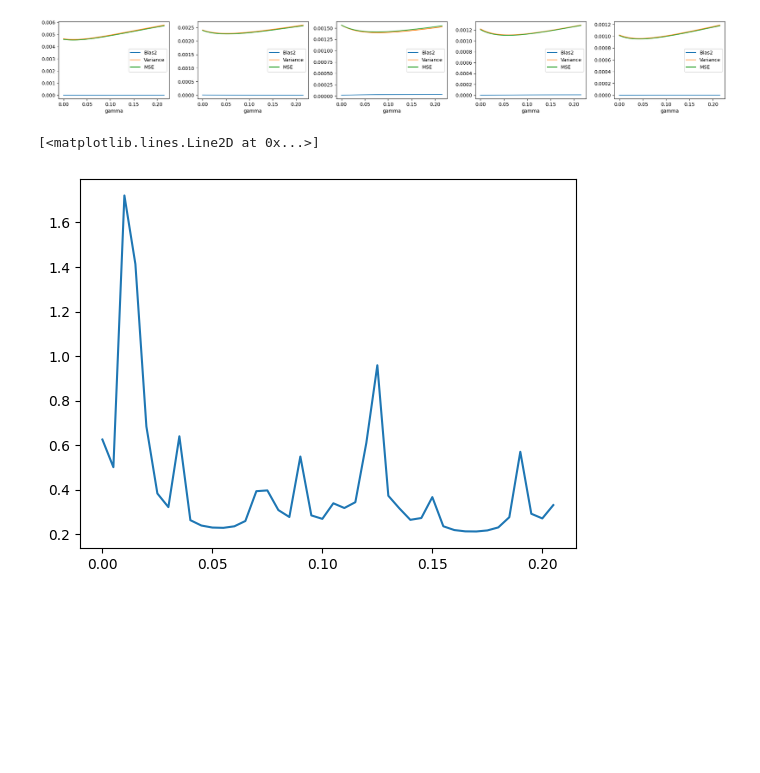
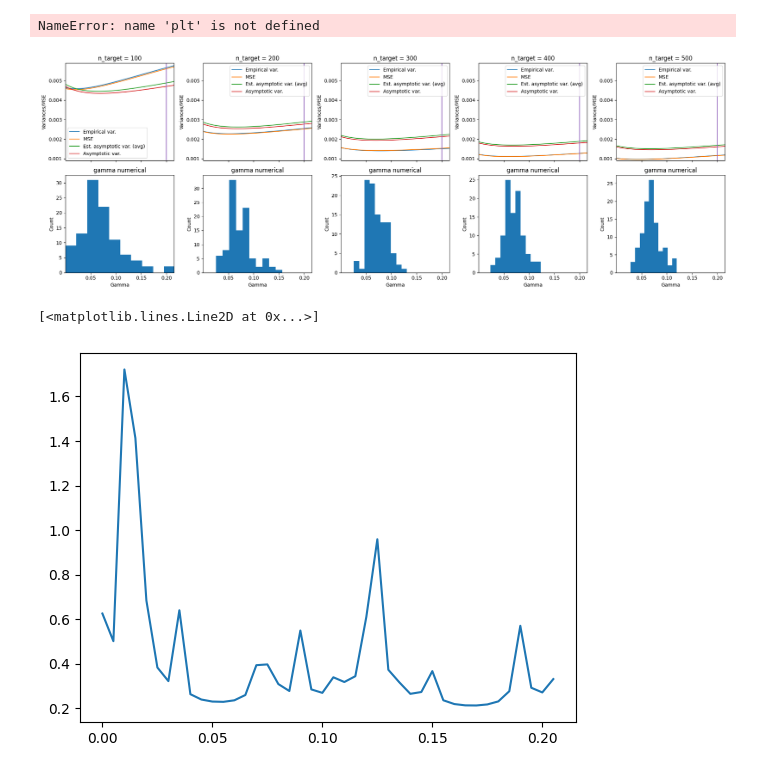
Before and after one commit to lazeckam/RHKS_label_shift, a Jupyter notebook: 10_gamma_selectionn_plots.ipynb, the cells around one changed output. Cells and saved outputs as stored; diff of their text form; code cells hidden in the pictures; blank space fills up the shorter version.

```diff
--- a/10_gamma_selectionn_plots.ipynb
+++ b/10_gamma_selectionn_plots.ipynb
@@ -111,0 +137,12 @@ plt.show()
+# %%
+i=0
+df_results_emp = df_results_emp_list[i]
+df_results = df_results_list[i]
+df = df_list[i]
+n_target = [100,200,300,400,500][i]
+
+df1 = df_results_emp[['gamma', 'pi_ipr']].groupby('gamma').aggregate(np.mean).reset_index()
+df1['bias'] = (df1['pi_ipr'] - 0.75)**2
+df = df.merge(df1, on='gamma')
+
+df
@@ -127,7 +182,7 @@ for i in range(5):
     # df_results_emp_list[i]['var_div_bias2'] = df_results_emp_list[i]['var_n']/df_results_emp_list[i]['MSE']
     # df1 = df_results_emp_list[i][['gamma', 'var_div_bias2']].groupby('gamma').aggregate(np.mean).reset_index()
     # First plot
-    axes[i].plot(df['gamma'], df['bias'], label="Bias2")
+    # axes[i].plot(df['gamma'], df['bias'], label="Bias2")
     axes[i].plot(df['gamma'], df['var_emp'], label="Variance")
     axes[i].plot(df['gamma'], df['MSE'], label="MSE")
     axes[i].legend()
@@ -137,7 +192,39 @@ for i in range(5):
 plt.tight_layout()
 plt.show()
 # %% [output]
-[figure, removed]
+NameError: name 'plt' is not defined
+# %%
+fig, axes = plt.subplots(2, 5, sharex=True, figsize=(20, 7))
+
+for i in range(5):
+    gamma_seq = np.sort(df_results_emp_list[i]['gamma'].unique().tolist())
+    df_results_emp = df_results_emp_list[i]
+    df_results = df_results_list[i]
+    df = df_list[i]
+    n_target = [100,200,300,400,500][i]
+    # First plot
+    axes[0, i].plot(df['gamma'], df['var_emp'], label='Empirical var.')
+    # axes[0, i].plot(df['gamma'], df.loc[0,'var_emp']*df['MSE']/df.loc[0,'MSE'], label='MSE (scaled)')
+    axes[0, i].plot(df['gamma'], df['MSE'], label='MSE')
+    axes[0, i].plot(df['gamma'], df['est_var_as'], label='Est. asymptotic var. (avg)')
+    axes[0, i].plot(df['gamma'], df['var_rbf'], label='Asymptotic var.')
+    axes[0, i].vlines(x=0.2, ymin=0.0009, ymax=0.0059, color='C4')
+    axes[0, i].legend()
+    axes[0, i].set_ylabel("Variances/MSE")
+    axes[0, i].set_title('n_target = '+str(n_target))
+    axes[0, i].set_ylim(0.0009, 0.0059)
+
+    # Second plot (histogram)
+    axes[1, i].hist(df_results['gamma_numerical'])
+    axes[1,i].set_xlim(gamma_seq[0], gamma_seq[-1])
+    axes[1,i].set_xlabel("Gamma")
+    axes[1,i].set_ylabel("Count")
+    axes[1,i].set_title('gamma numerical')
+
+plt.tight_layout()
+plt.show()
+# %% [output]
+[figure, added]
 # %%
 df1 = df_results_emp_list[0][['gamma', 'var_div_bias2']].groupby('gamma').aggregate(np.mean).reset_index()
 # %%
```
Also changed, not shown: parts of 5 cells of this notebook.
